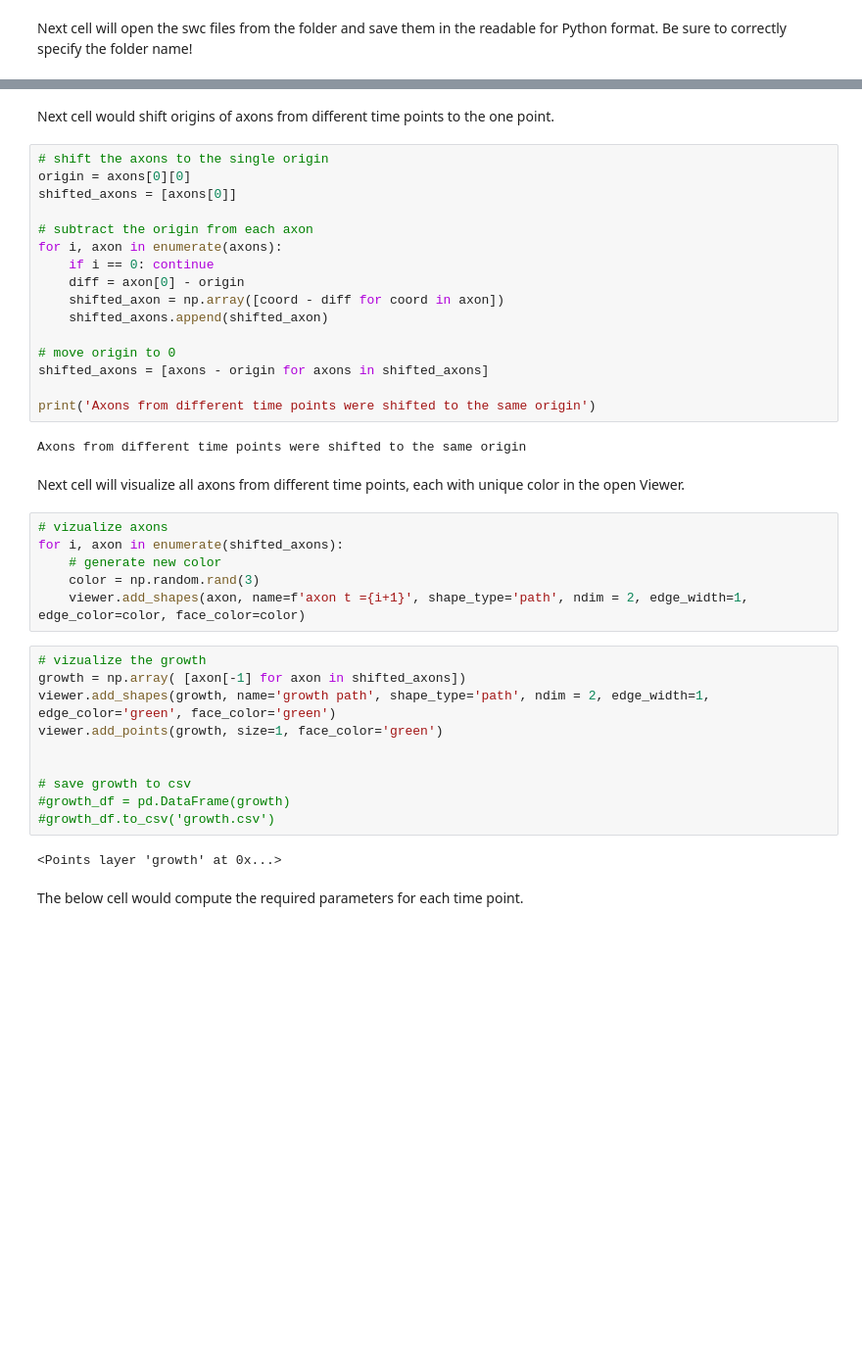
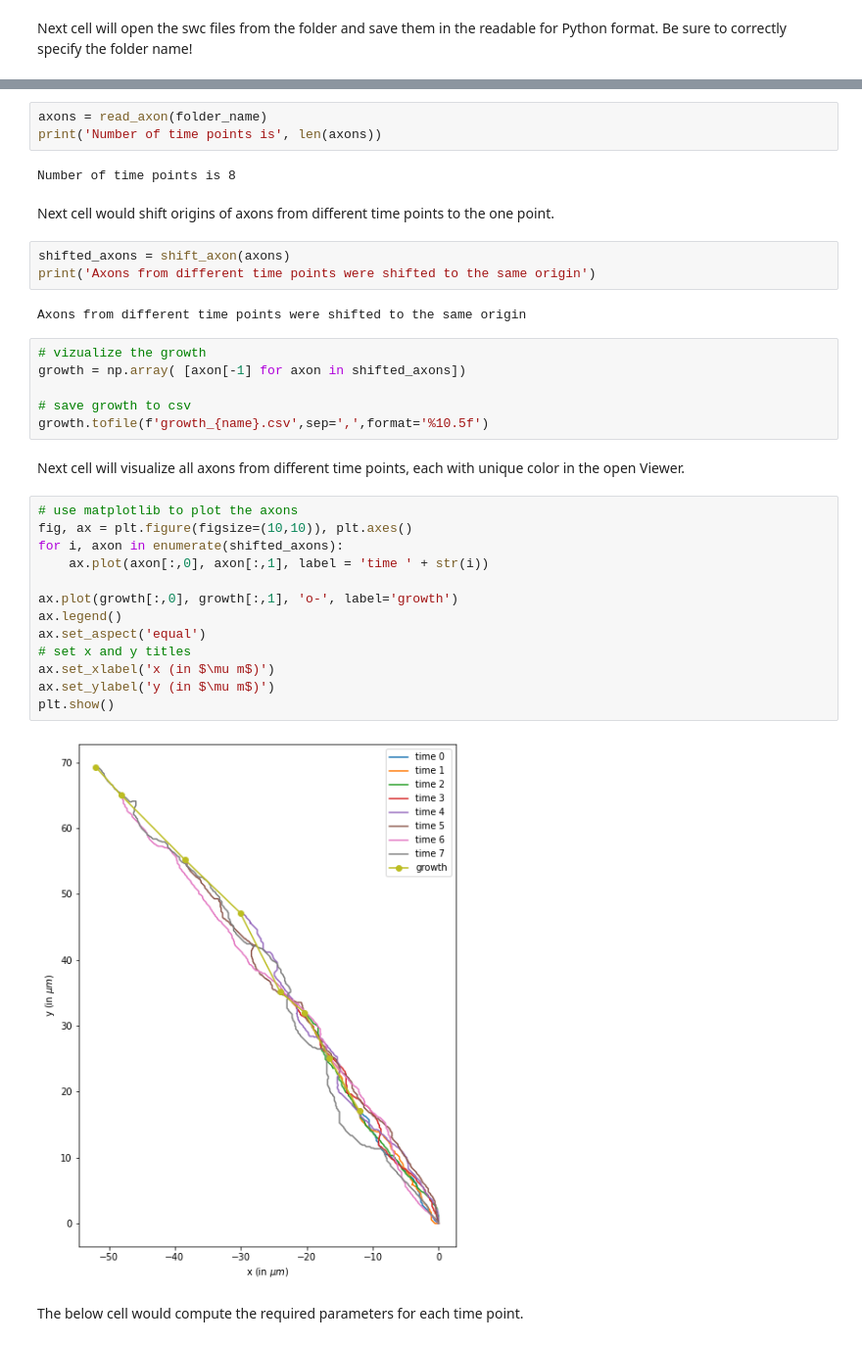
Before and after one commit to IMCF-Biocev/Tavakoli2022, a Jupyter notebook: measurements.ipynb, the cells around one changed output, grey strips where cells are left out. Shown at 98% size. Cells and saved outputs as stored; diff of their text form; blank space fills up the shorter version.

```diff
--- a/measurements.ipynb
+++ b/measurements.ipynb
@@ -44,42 +27,37 @@ Number of time points is 8
+# %%
+axons = read_axon(folder_name)
+print('Number of time points is', len(axons))
+# %% [output]
+Number of time points is 8
 # %% [markdown]
 Next cell would shift origins of axons from different time points to the one point.
-# %%
-# shift the axons to the single origin
-origin = axons[0][0]
-shifted_axons = [axons[0]]
-
-# subtract the origin from each axon
-for i, axon in enumerate(axons):
-    if i == 0: continue
-    diff = axon[0] - origin
-    shifted_axon = np.array([coord - diff for coord in axon])
-    shifted_axons.append(shifted_axon)
-
-# move origin to 0
-shifted_axons = [axons - origin for axons in shifted_axons]
-
-print('Axons from different time points were shifted to the same origin')
-# %% [output]
-Axons from different time points were shifted to the same origin
+# %%
+shifted_axons = shift_axon(axons)
+print('Axons from different time points were shifted to the same origin')
+# %% [output]
+Axons from different time points were shifted to the same origin
+# %%
+# vizualize the growth
+growth = np.array( [axon[-1] for axon in shifted_axons])
+
+# save growth to csv
+growth.tofile(f'growth_{name}.csv',sep=',',format='%10.5f')
 # %% [markdown]
 Next cell will visualize all axons from different time points, each with unique color in the open Viewer.
-# %%
-# vizualize axons
-for i, axon in enumerate(shifted_axons):
-    # generate new color
-    color = np.random.rand(3)
-    viewer.add_shapes(axon, name=f'axon t ={i+1}', shape_type='path', ndim = 2, edge_width=1, edge_color=color, face_color=color)
-# %%
-# vizualize the growth
-growth = np.array( [axon[-1] for axon in shifted_axons])
-viewer.add_shapes(growth, name='growth path', shape_type='path', ndim = 2, edge_width=1, edge_color='green', face_color='green')
-viewer.add_points(growth, size=1, face_color='green')
-
-
-# save growth to csv
-#growth_df = pd.DataFrame(growth)
-#growth_df.to_csv('growth.csv')
-# %% [output]
-<Points layer 'growth' at 0x...>
+# %%
+# use matplotlib to plot the axons
+fig, ax = plt.figure(figsize=(10,10)), plt.axes()
+for i, axon in enumerate(shifted_axons):
+    ax.plot(axon[:,0], axon[:,1], label = 'time ' + str(i))
+
+ax.plot(growth[:,0], growth[:,1], 'o-', label='growth')
+ax.legend()
+ax.set_aspect('equal')
+# set x and y titles
+ax.set_xlabel('x (in $\mu m$)')
+ax.set_ylabel('y (in $\mu m$)')
+plt.show()
+# %% [output]
+[figure, added]
 # %% [markdown]
 The below cell would compute the required parameters for each time point.
```
Also changed, not shown: parts of 13 cells of this notebook, 1 other file.
